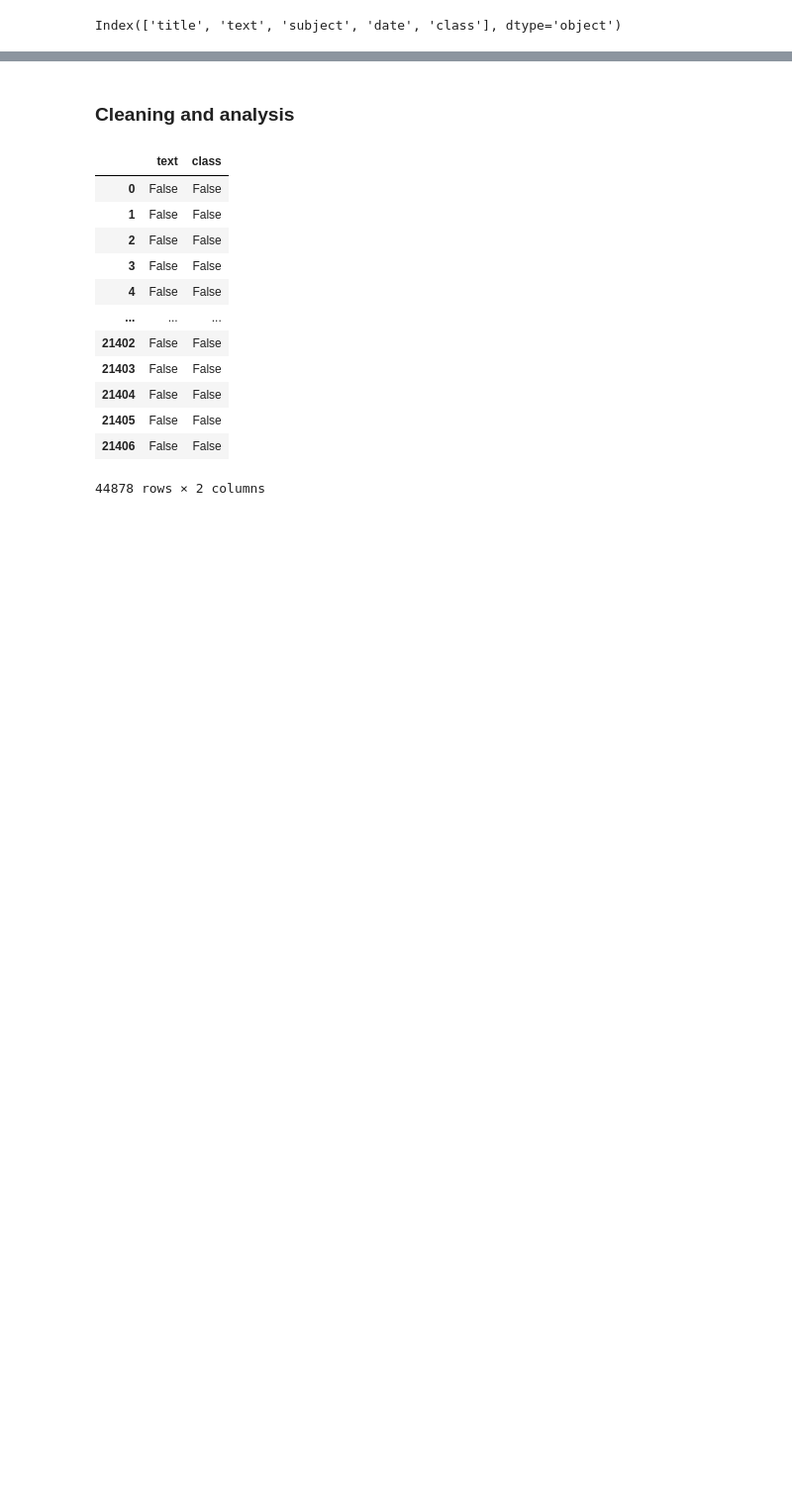
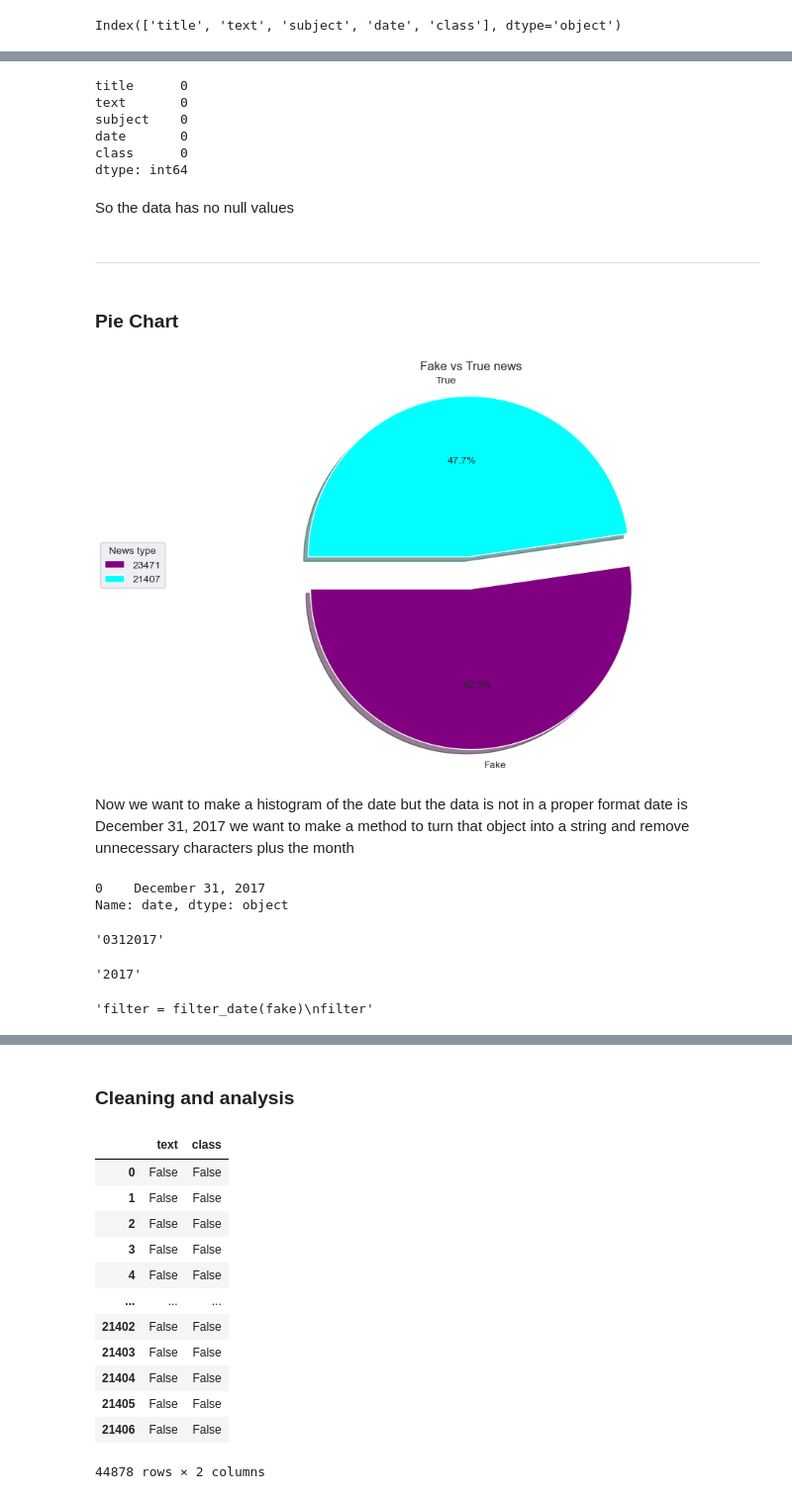
Before and after one commit to ayman-codes/Deep_Learning, a Jupyter notebook: Project_final/Fake_news.ipynb, the cells around one changed output, grey strips where cells are left out. Shown: that part at 99% size. Cells and saved outputs as stored; diff of their text form; code cells hidden in the pictures; blank space fills up the shorter version.

Commit message:
commited database, analysis and visualization

```diff
--- a/Project_final/Fake_news.ipynb
+++ b/Project_final/Fake_news.ipynb
@@ -158,0 +238,42 @@ Index(['title', 'text', 'subject', 'date', 'class'], dtype='object')
+# %%
+merge.isnull().sum()
+# %% [output]
+title      0
+text       0
+subject    0
+date       0
+class      0
+dtype: int64
+# %% [markdown]
+So the data has no null values
+# %% [markdown]
+---
+# %% [markdown]
+<h3>Pie Chart</h3>
+# %%
+num_fake = fake['class'].count()
+num_true = true['class'].count()
+data = [num_fake, num_true]
+
+#creating pie chart
+pie = plt.figure(figsize=(10,7))
+plt.pie(data, labels = ['Fake', 'True'], explode=[0.0, 0.2], colors=['purple', 'cyan'], autopct='%1.1f%%', shadow=True, startangle=180)
+plt.axis('equal')
+pie.legend(data,
+          title ="News type",
+          loc ="center left",
+          )
+plt.title("Fake vs True news")
+plt.show()
+# %% [output]
+[figure, added]
+# %% [markdown]
+Now we want to make a histogram of the date but the data is not
+in a proper format date is December 31, 2017
+we want to make a method to turn that object into a string
+and remove unnecessary characters plus the month
+# %%
+fake.head(1)['date']
+# %% [output]
+0    December 31, 2017
+Name: date, dtype: object
@@ -158,0 +285,15 @@ Index(['title', 'text', 'subject', 'date', 'class'], dtype='object')
+# %%
+import re
+filter_example=re.sub(r'[^\d]+','',string_example)
+filter_example
+# %% [output]
+'0312017'
+# %%
+new_str=''
+
+for i in range(len(filter_example)):
+    if i >= 3:
+        new_str += filter_example[i]
+new_str
+# %% [output]
+'2017'
@@ -158,0 +321,5 @@ Index(['title', 'text', 'subject', 'date', 'class'], dtype='object')
+# %%
+'''filter = filter_date(fake)
+filter'''
+# %% [output]
+'filter = filter_date(fake)\nfilter'
```
Also changed, not shown: parts of 61 cells of this notebook, 3 other files.
